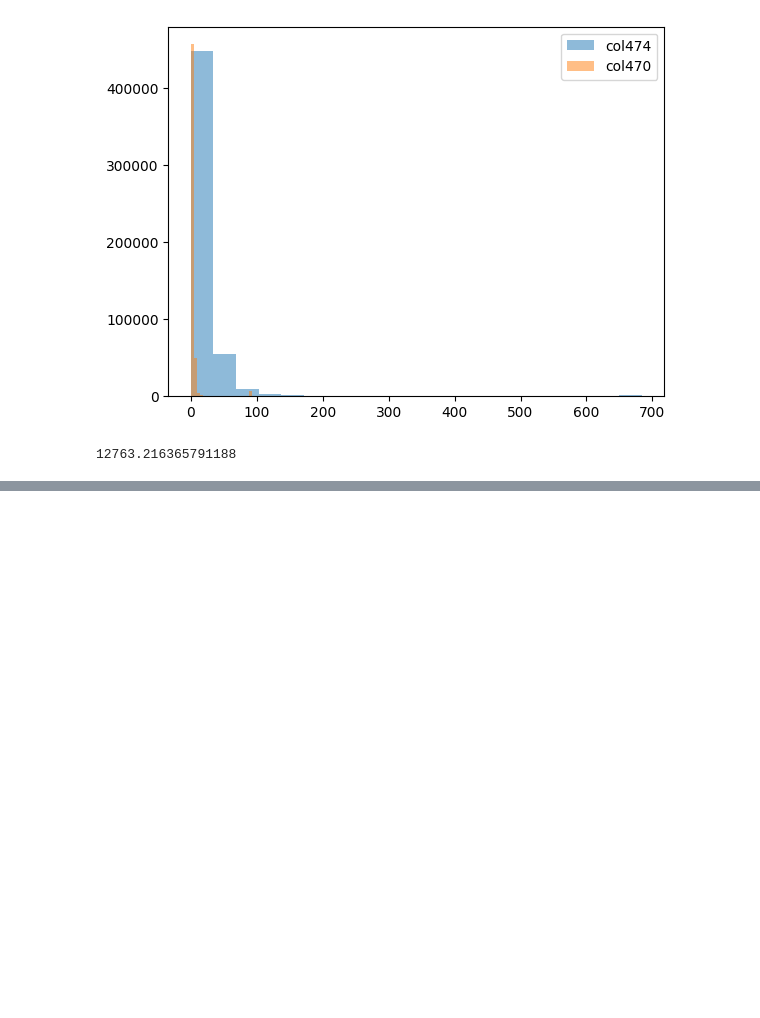
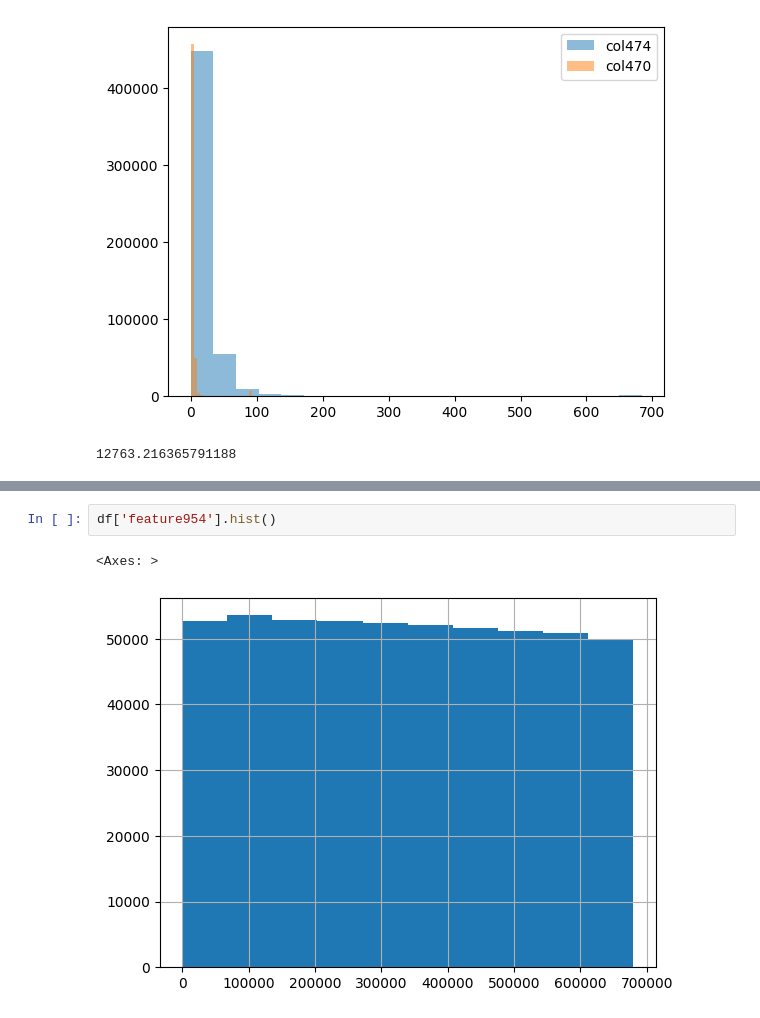
Before and after one commit to REU-DS-CLUB/purple_hack, a Jupyter notebook: EDA_Maria.ipynb, the cells around one changed output, grey strips where cells are left out. Saved outputs shown, nothing was run; the diff lists cells and outputs as text; blank space fills up the shorter version.

```diff
--- a/EDA_Maria.ipynb
+++ b/EDA_Maria.ipynb
@@ -280,0 +385,5 @@ print(euclidean_dist)
+# %%
+df['feature954'].hist()
+# %% [output]
+<Axes: >
+[figure, added]
```
Also changed, not shown: parts of 8 cells of this notebook.
